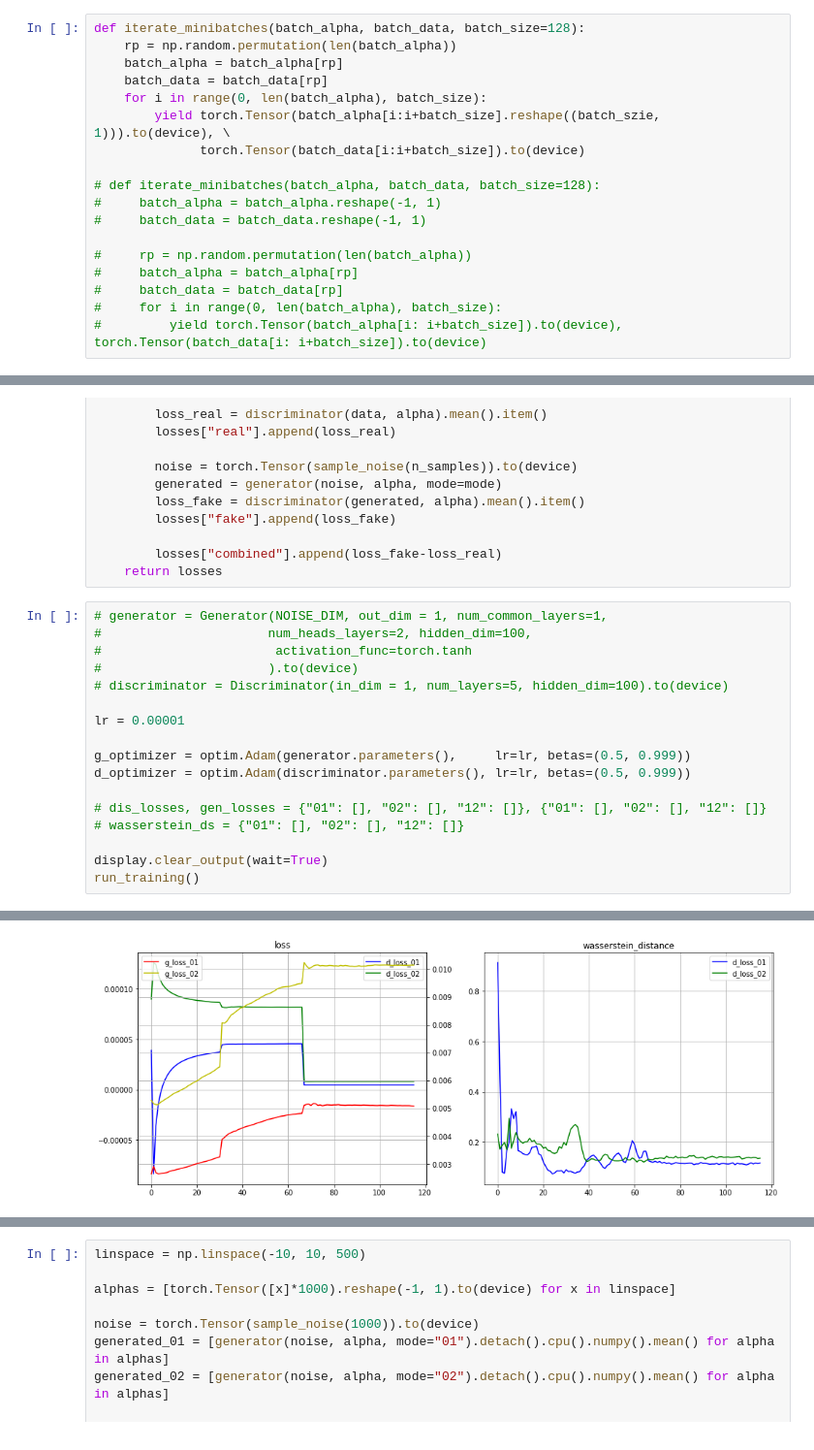
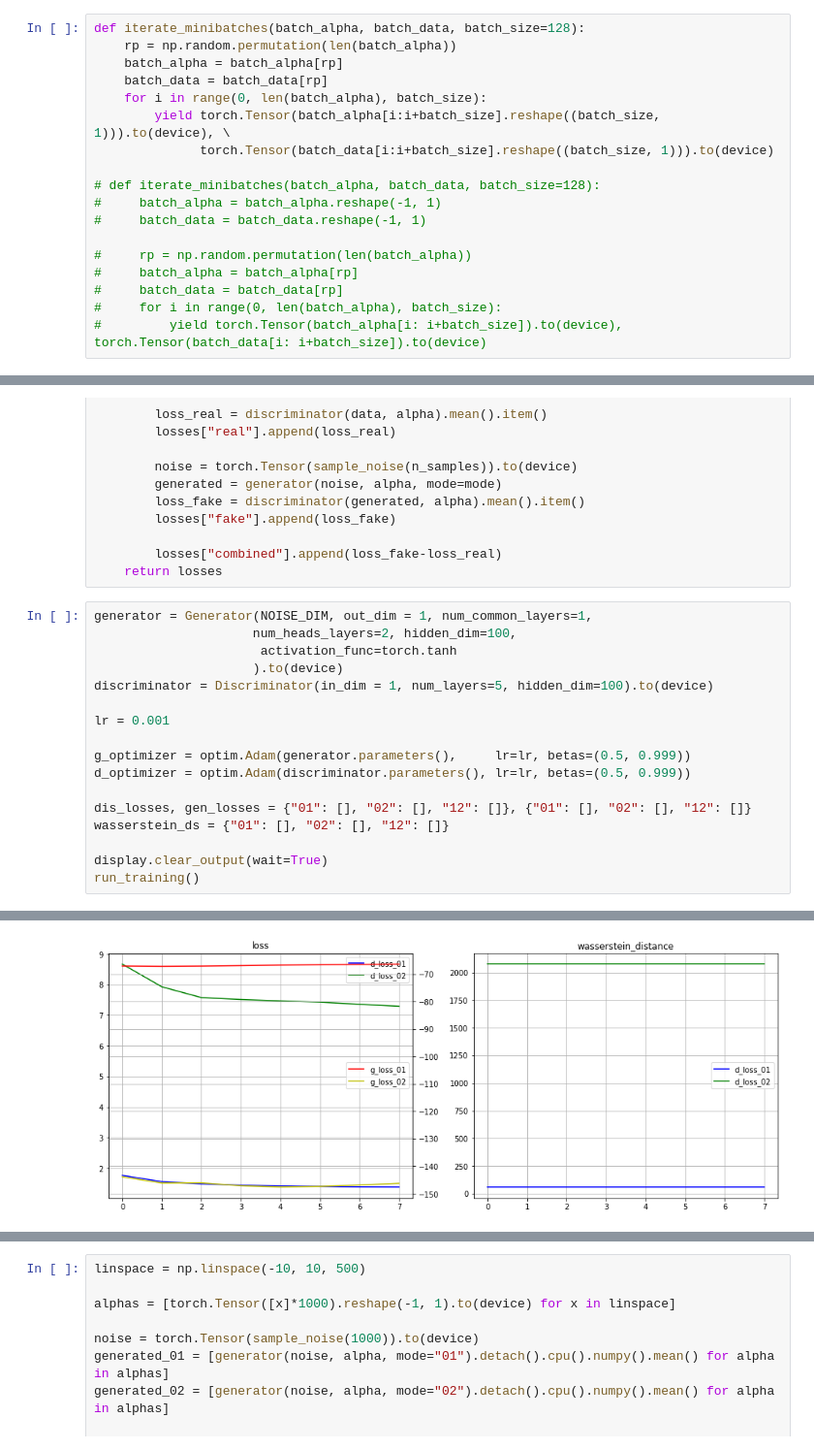
Before and after one commit to weissercn/LHCb_PID_Compression, a Jupyter notebook: exp_two-head-gan/gan_torch-5dim-delta4-Copy1.ipynb, the cells around one changed output, grey strips where cells are left out. Shown at 97% size. Cells and saved outputs as stored; diff of their text form.

```diff
--- a/exp_two-head-gan/gan_torch-5dim-delta4-Copy1.ipynb
+++ b/exp_two-head-gan/gan_torch-5dim-delta4-Copy1.ipynb
@@ -201,8 +205,8 @@ def iterate_minibatches(batch_alpha, batch_data, batch_size=128):
     batch_alpha = batch_alpha[rp]
     batch_data = batch_data[rp]
     for i in range(0, len(batch_alpha), batch_size):
-        yield torch.Tensor(batch_alpha[i:i+batch_size].reshape((batch_szie, 1))).to(device), \
-              torch.Tensor(batch_data[i:i+batch_size]).to(device)
+        yield torch.Tensor(batch_alpha[i:i+batch_size].reshape((batch_size, 1))).to(device), \
+              torch.Tensor(batch_data[i:i+batch_size].reshape((batch_size, 1))).to(device)
 
 # def iterate_minibatches(batch_alpha, batch_data, batch_size=128):
 #     batch_alpha = batch_alpha.reshape(-1, 1)
@@ -473,19 +476,19 @@ def get_disc_losses(mode, n_samples=1000):
         losses["combined"].append(loss_fake-loss_real)
     return losses
 # %%
-# generator = Generator(NOISE_DIM, out_dim = 1, num_common_layers=1,
-#                      num_heads_layers=2, hidden_dim=100,
-#                       activation_func=torch.tanh
-#                      ).to(device)
-# discriminator = Discriminator(in_dim = 1, num_layers=5, hidden_dim=100).to(device)
+generator = Generator(NOISE_DIM, out_dim = 1, num_common_layers=1,
+                     num_heads_layers=2, hidden_dim=100,
+                      activation_func=torch.tanh
+                     ).to(device)
+discriminator = Discriminator(in_dim = 1, num_layers=5, hidden_dim=100).to(device)
 
-lr = 0.00001
+lr = 0.001
 
 g_optimizer = optim.Adam(generator.parameters(),     lr=lr, betas=(0.5, 0.999))
 d_optimizer = optim.Adam(discriminator.parameters(), lr=lr, betas=(0.5, 0.999))
 
-# dis_losses, gen_losses = {"01": [], "02": [], "12": []}, {"01": [], "02": [], "12": []}
-# wasserstein_ds = {"01": [], "02": [], "12": []}
+dis_losses, gen_losses = {"01": [], "02": [], "12": []}, {"01": [], "02": [], "12": []}
+wasserstein_ds = {"01": [], "02": [], "12": []}
 
 display.clear_output(wait=True)
 run_training()
@@ -494 +497 @@ run_training()
-[figure, old version]
+[figure, new version]
```
Also changed, not shown: parts of 3 cells of this notebook.
